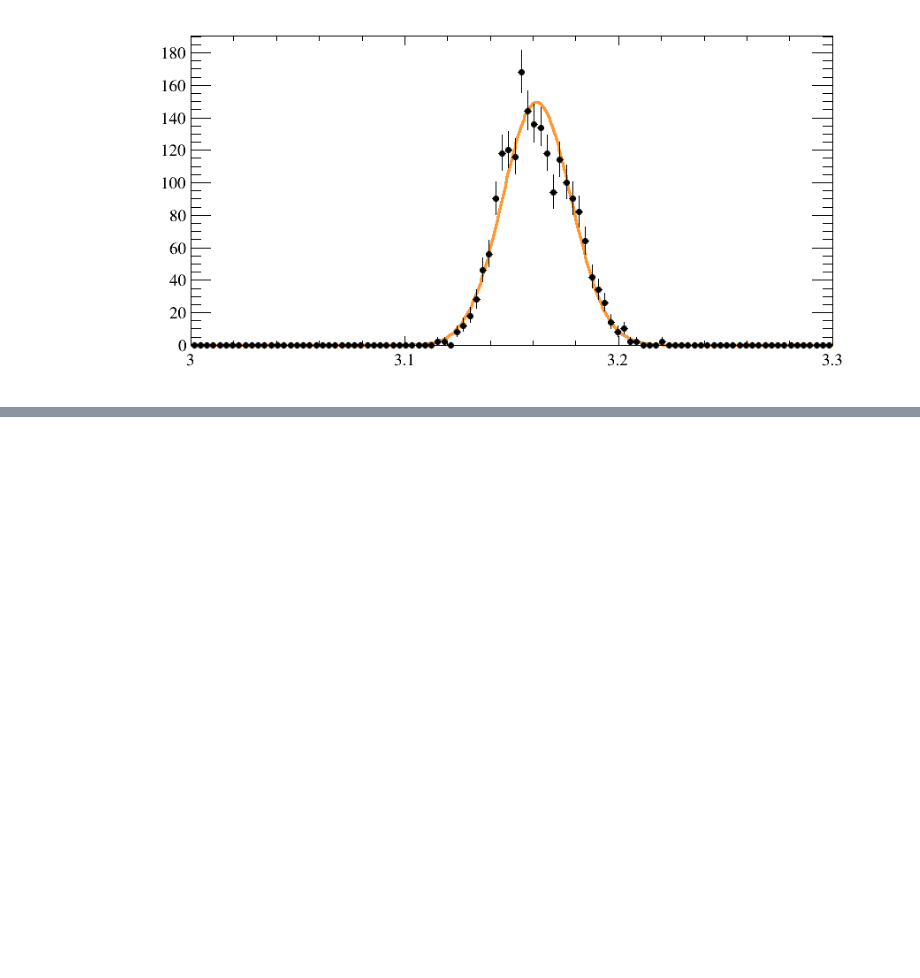
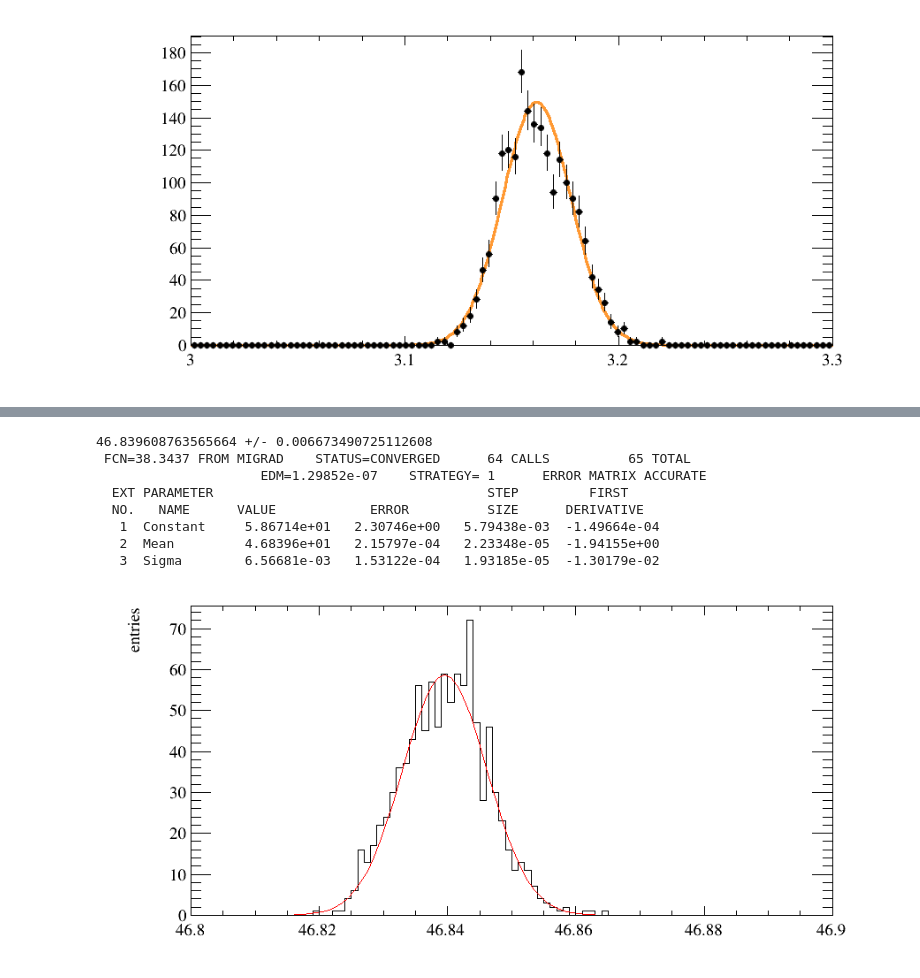
Before and after one commit to aleksha/preamp-calib, a Jupyter notebook: stat/TwoDFit.ipynb, the cells around one changed output, grey strips where cells are left out. Drawn from its saved outputs; the diff is of its cells as text; code cells hidden in the pictures; blank space fills up the shorter version.

```diff
--- a/stat/TwoDFit.ipynb
+++ b/stat/TwoDFit.ipynb
@@ -220,3 +176,20 @@ canv.Draw()
  |  +0.0002257  +0.0002906  -5.629e-08          +1  +4.473e-05 |
  |  -0.0001222  -7.829e-05   +1.11e-06  +4.473e-05          +1 |
 [figure]
+# %%
+dsbl = []
+for b in range(1000):
+    dsbl.append( ROOT.RooDataSet("dsb_"+str(b),"dsb_"+str(b),varset) )
+for dsb in dsbl:
+    for i in range(len(x)):
+        idx = ROOT.gRandom.Integer(len(x))
+        xx.setVal(x[idx])
+        yy.setVal(y[idx])
+        dsb.add(varset)
+# %%
+rat = []
+for b in range(len(dsbl)):
+    if not b%10:
+        print(str(b) + " made of " + str(len(dsbl)) )
+    rob, wob = model.fitTo( dsbl[b], draw=True, silent=True)
+    rat.append( (rob("mu_y_model")[0]/(0.001*rob("mu_x_model")[0])).value() )
@@ -222,0 +249,18 @@ canv.Draw()
+# %%
+print( str(mean(rat)) + " +/- " + str(stdev(rat)) )
+h_rat = ROOT.TH1F("h_rat",";ratio;entries",100,46.80,46.90)
+for rv in rat:
+    h_rat.Fill(rv)
+h_rat.Draw()
+h_rat.Fit("gaus")
+canv.Draw()
+# %% [output]
+46.839608763565664 +/- 0.006673490725112608
+ FCN=38.3437 FROM MIGRAD    STATUS=CONVERGED      64 CALLS          65 TOTAL
+                     EDM=1.29852e-07    STRATEGY= 1      ERROR MATRIX ACCURATE
+  EXT PARAMETER                                   STEP         FIRST
+  NO.   NAME      VALUE            ERROR          SIZE      DERIVATIVE
+   1  Constant     5.86714e+01   2.30746e+00   5.79438e-03  -1.49664e-04
+   2  Mean         4.68396e+01   2.15797e-04   2.23348e-05  -1.94155e+00
+   3  Sigma        6.56681e-03   1.53122e-04   1.93185e-05  -1.30179e-02
+[figure, added]
```
Also changed, not shown: parts of 6 cells of this notebook.
